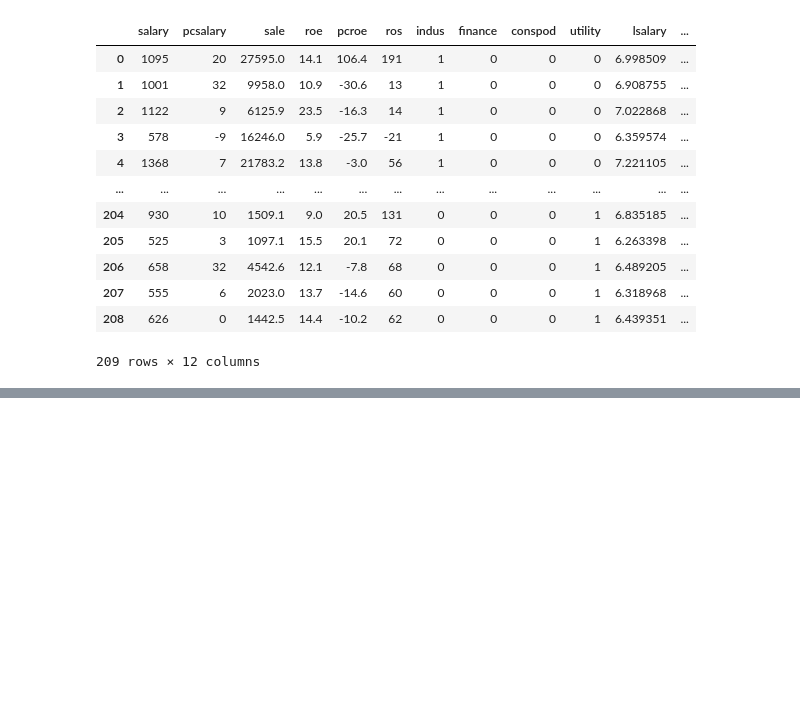
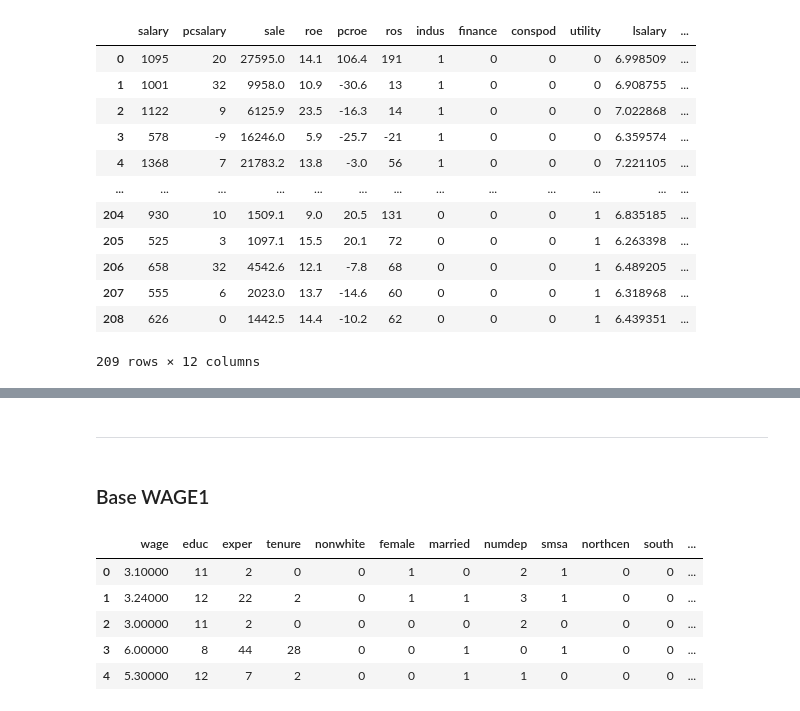
Before and after one commit to baldoinov/econometria-i, a Jupyter notebook: Monitorias.ipynb, the cells around one changed output, grey strips where cells are left out. Cells and saved outputs as stored; diff of their text form; code cells hidden in the pictures; blank space fills up the shorter version.

```diff
--- a/Monitorias.ipynb
+++ b/Monitorias.ipynb
@@ -155,0 +263,14 @@ df
+# %% [markdown]
+***
+# %% [markdown]
+### Base WAGE1
+# %%
+df = pd.read_stata('dados/WAGE1.dta')
+df.head()
+# %% [output]
+|  | wage | educ | exper | tenure | nonwhite | female | married | numdep | smsa | northcen | south | ... |
+| 0 | 3.10000 | 11 | 2 | 0 | 0 | 1 | 0 | 2 | 1 | 0 | 0 | ... |
+| 1 | 3.24000 | 12 | 22 | 2 | 0 | 1 | 1 | 3 | 1 | 0 | 0 | ... |
+| 2 | 3.00000 | 11 | 2 | 0 | 0 | 0 | 0 | 2 | 0 | 0 | 0 | ... |
+| 3 | 6.00000 | 8 | 44 | 28 | 0 | 0 | 1 | 0 | 1 | 0 | 0 | ... |
+| 4 | 5.30000 | 12 | 7 | 2 | 0 | 0 | 1 | 1 | 0 | 0 | 0 | ... |
```
Also changed, not shown: parts of 17 cells of this notebook, 20 other files.
